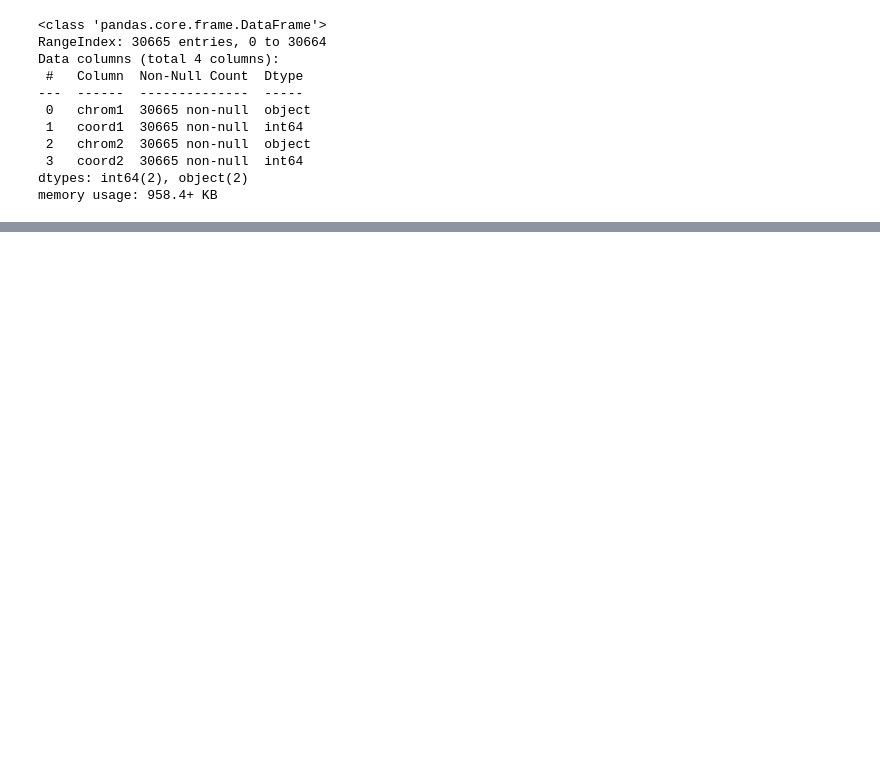
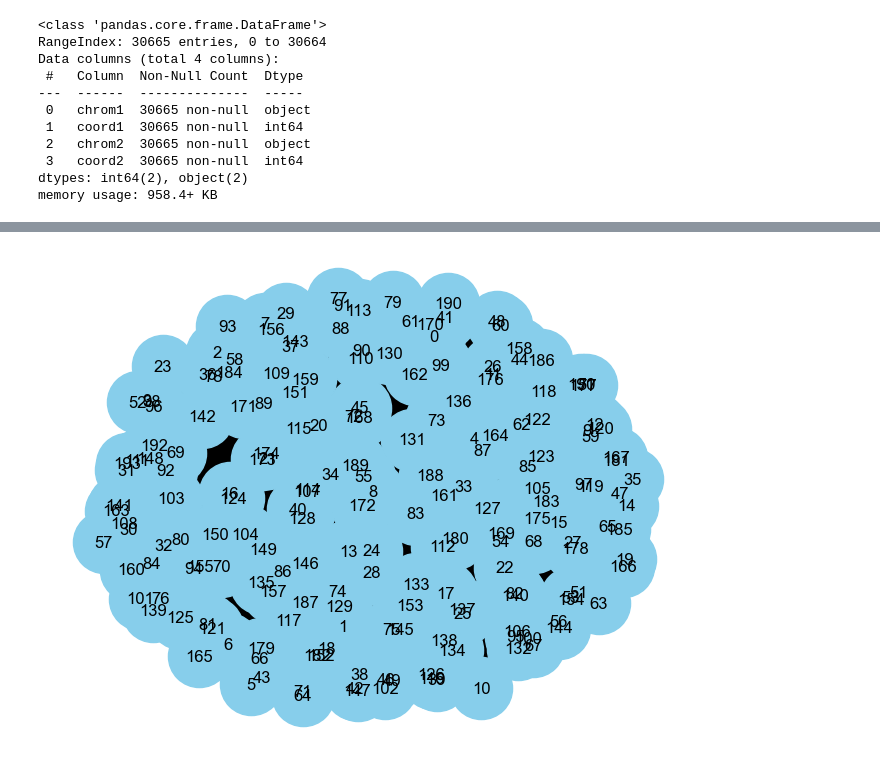
Before and after one commit to tomaszzywicki/scHi-C-Simulations, a Jupyter notebook: km1.ipynb, the cells around one changed output, grey strips where cells are left out. Cells and saved outputs as stored; diff of their text form; code cells hidden in the pictures; blank space fills up the shorter version.

```diff
--- a/km1.ipynb
+++ b/km1.ipynb
@@ -71,0 +101,31 @@ generate_sc_hic_contact_matrix(df, '12')
+# %%
+def generate_3d_tetrahedral_graph(contact_matrix):
+
+    G = nx.Graph()
+
+    num_bins = contact_matrix.shape[0]
+
+    for i in range(num_bins):
+        G.add_node(i)
+
+    for i in range(num_bins):
+        for j in range(i+1, num_bins):
+            weight = contact_matrix[i, j]
+            if weight > 0:
+                G.add_edge(i, j, weight=weight)
+
+    for tetra_edges in combinations(range(num_bins), 4):
+        G.add_edges_from(combinations(tetra_edges, 2))
+
+    return G
+
+
+adjacency_matrix = generate_sc_hic_contact_matrix1(df, '1')
+
+tetrahedral_graph = generate_3d_tetrahedral_graph(adjacency_matrix)
+
+pos = nx.spring_layout(tetrahedral_graph)
+nx.draw(tetrahedral_graph, pos, with_labels=True, node_color='skyblue', node_size=2000)
+plt.show()
+# %% [output]
+[figure, added]
```
Also changed, not shown: parts of 7 cells of this notebook.
